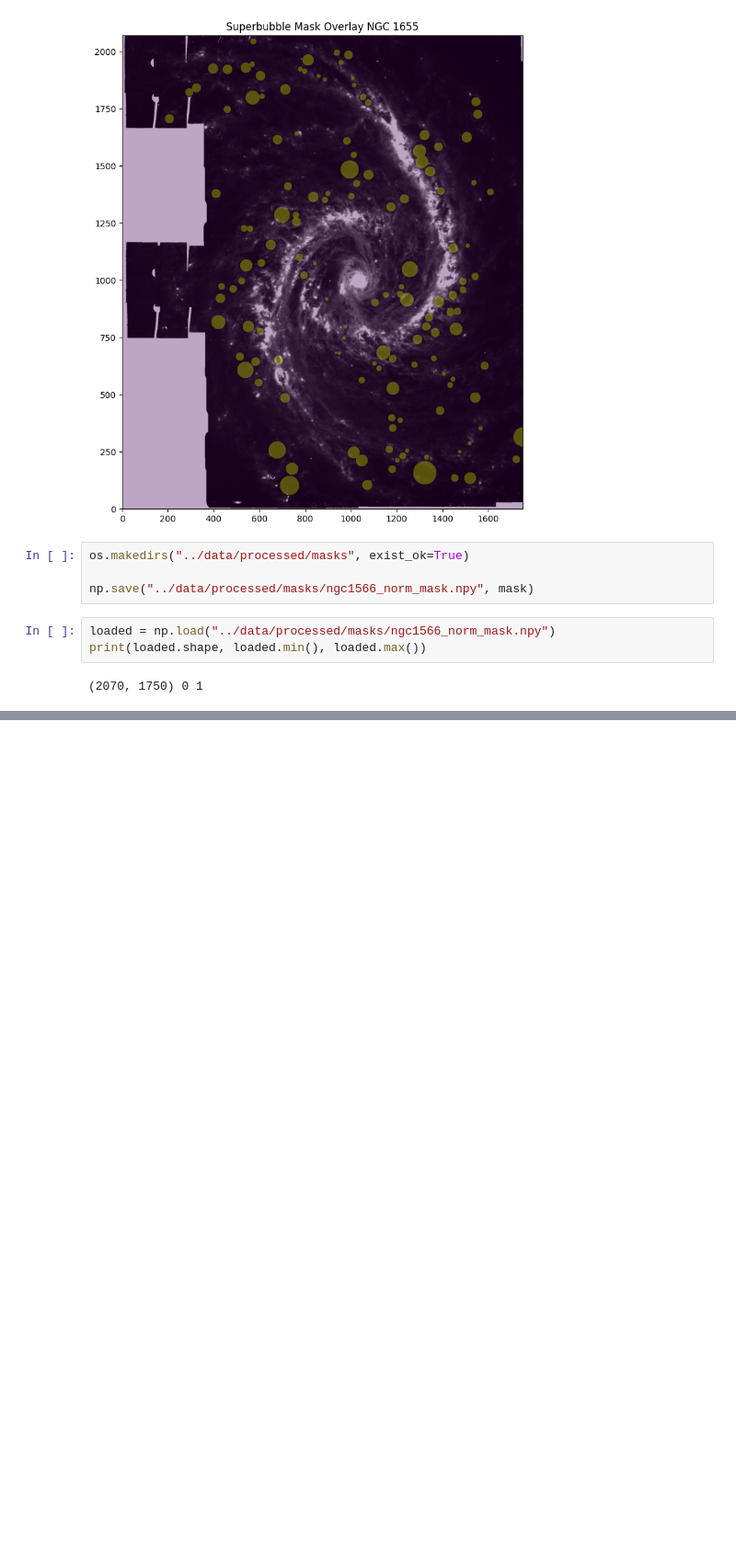
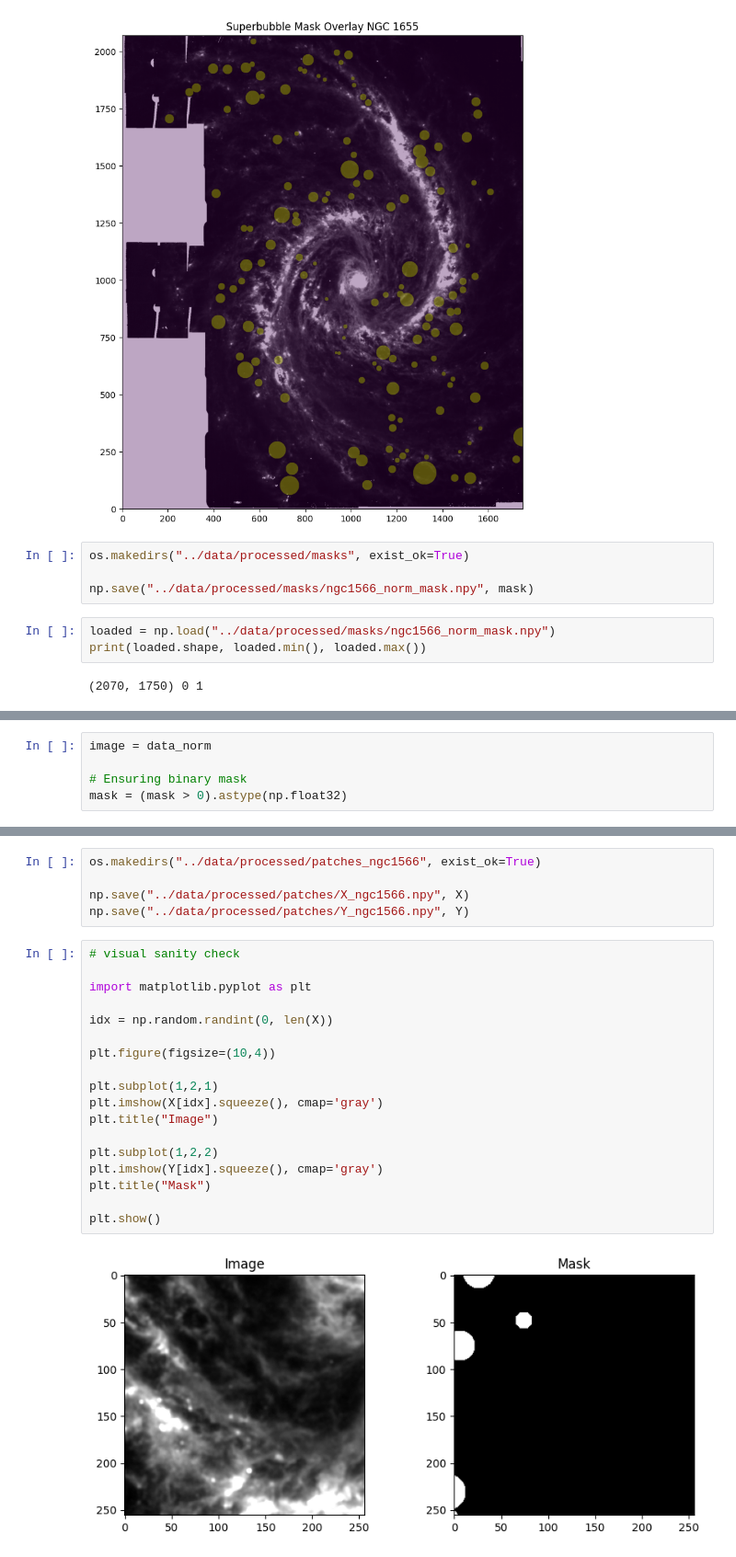
Before and after one commit to shailaja-mahara/bubbleDetection, a Jupyter notebook: notebooks/ngc1566on-training2.ipynb, the cells around one changed output, grey strips where cells are left out. Shown at 92% size. Cells and saved outputs as stored; diff of their text form; blank space fills up the shorter version.

```diff
--- a/notebooks/ngc1566on-training2.ipynb
+++ b/notebooks/ngc1566on-training2.ipynb
@@ -255,0 +275,5 @@ print(loaded.shape, loaded.min(), loaded.max())
+# %%
+image = data_norm
+
+# Ensuring binary mask
+mask = (mask > 0).astype(np.float32)
@@ -255,0 +404,25 @@ print(loaded.shape, loaded.min(), loaded.max())
+# %%
+os.makedirs("../data/processed/patches_ngc1566", exist_ok=True)
+
+np.save("../data/processed/patches/X_ngc1566.npy", X)
+np.save("../data/processed/patches/Y_ngc1566.npy", Y)
+# %%
+# visual sanity check
+
+import matplotlib.pyplot as plt
+
+idx = np.random.randint(0, len(X))
+
+plt.figure(figsize=(10,4))
+
+plt.subplot(1,2,1)
+plt.imshow(X[idx].squeeze(), cmap='gray')
+plt.title("Image")
+
+plt.subplot(1,2,2)
+plt.imshow(Y[idx].squeeze(), cmap='gray')
+plt.title("Mask")
+
+plt.show()
+# %% [output]
+[figure, added]
```
Also changed, not shown: parts of 10 cells of this notebook, 2 other files.
